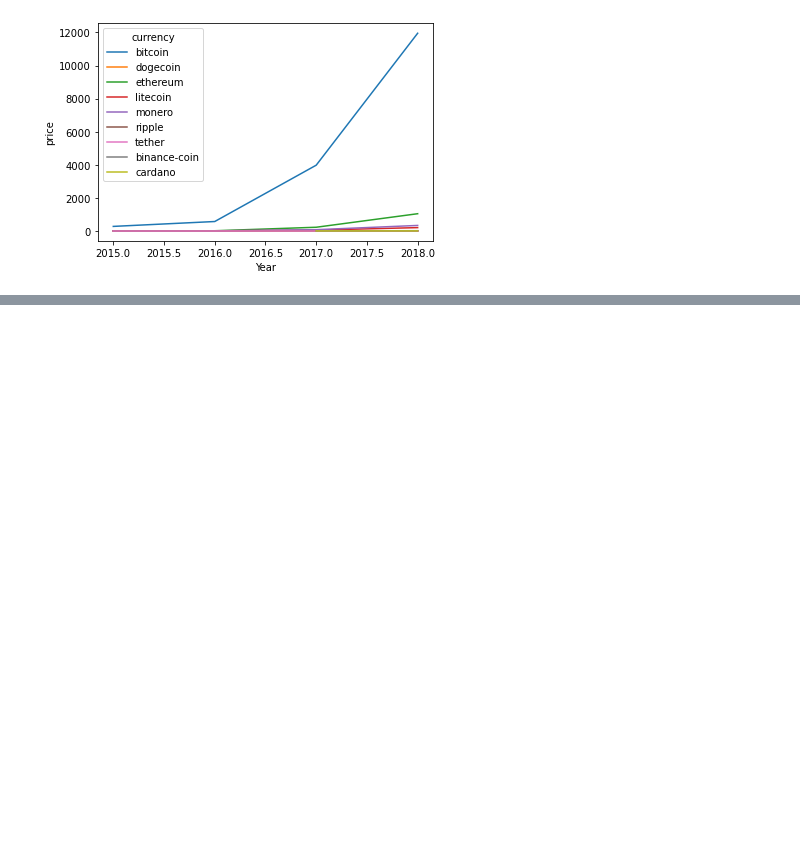
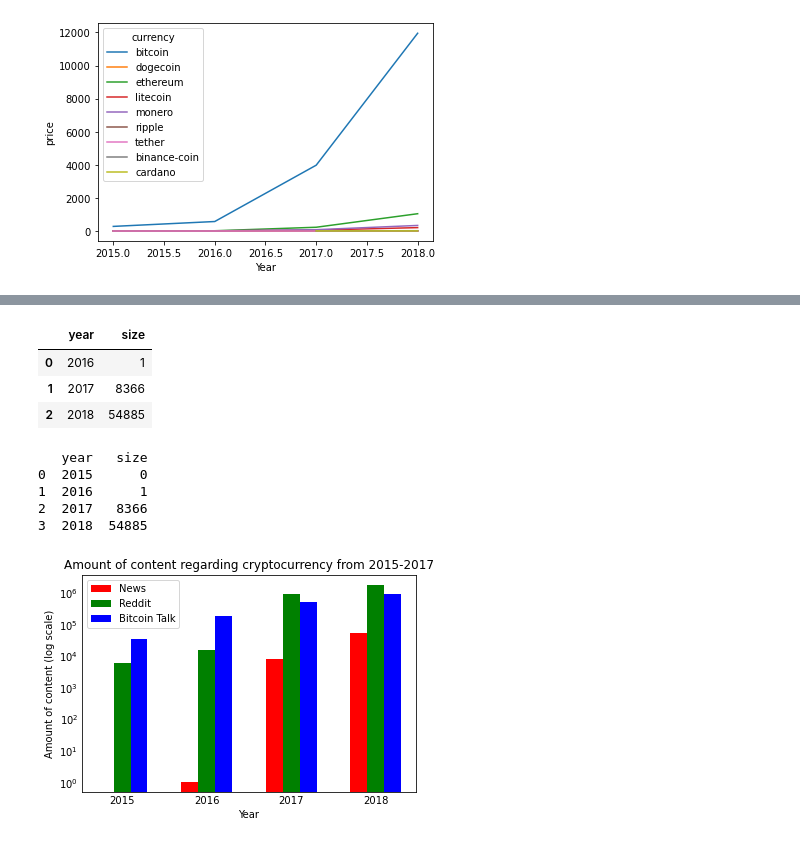
Before and after one commit to uic-cs418/cs418-spring22-sixth-sense, a Jupyter notebook: CS418_Sixth_Sense.ipynb, the cells around one changed output, grey strips where cells are left out. Cells and saved outputs as stored; diff of their text form; code cells hidden in the pictures; blank space fills up the shorter version.

Commit message:
Added a visualization for amount of content per year

```diff
--- a/CS418_Sixth_Sense.ipynb
+++ b/CS418_Sixth_Sense.ipynb
@@ -74,7 +75,7 @@ ax = sns.lineplot(data=monthly_avg_prices, x='Year', y='price',hue='currency')
 # %%
 news = pd.read_json('cryptodata/news.json')
 reddit = pd.read_json('cryptodata/reddit.json')
-bitcointalk = pd.read_json('cryptodata/bitcointalk.json')
+bitcoinTalk = pd.read_json('cryptodata/bitcointalk.json')
 # %%
 news = news[(news['date'].dt.year >= 2015) & (news['date'].dt.year <= 2018)]
 reddit = reddit[(reddit['date'].dt.year >= 2015) & (reddit['date'].dt.year <= 2018)]
@@ -97,3 +98,10 @@ news.head(5)
 | 9700 | As crypto’s value has dropped acr... | 9785 | 2018-12-31 23:24:38 |
 | 9701 | Hacks and heists have been a thre... | 9786 | 2018-12-31 23:05:03 |
 | 9702 | It’s been over a year ... | 9787 | 2018-12-31 22:46:45 |
+# %%
+news['year'] = news['date'].dt.year
+news['month'] = news['date'].dt.month
+reddit['year'] = reddit['date'].dt.year
+reddit['month'] = reddit['date'].dt.month
+bitcoinTalk['year'] = bitcoinTalk['date'].dt.year
+bitcoinTalk['month'] = bitcoinTalk['date'].dt.month
@@ -99,0 +117,54 @@ news.head(5)
+# %%
+news_per_year = news.groupby(['year']).size().to_frame('size').reset_index()
+news_per_month = news.groupby(['year','month']).size().to_frame('size').reset_index()
+reddit_per_year = reddit.groupby(['year']).size().to_frame('size').reset_index()
+reddit_per_month = reddit.groupby(['year','month']).size().to_frame('size').reset_index()
+bitcoinTalk_per_year = bitcoinTalk.groupby(['year']).size().to_frame('size').reset_index()
+bitcoinTalk_per_month = bitcoinTalk.groupby(['year','month']).size().to_frame('size').reset_index()
+# %%
+news_per_year.head()
+# news_per_month.head(15)
+# reddit_per_year.head()
+# reddit_per_month.head(15)
+# bitcoinTalk_per_year.head()
+# bitcoinTalk_per_month.head(15)
+# %% [output]
+|  | year | size |
+| 0 | 2016 | 1 |
+| 1 | 2017 | 8366 |
+| 2 | 2018 | 54885 |
+# %%
+news_per_year.loc[-1] = [2015,0]
+news_per_year.index = news_per_year.index + 1  # shifting index
+news_per_year.sort_index(inplace=True)
+print(news_per_year)
+# %% [output]
+   year   size
+0  2015      0
+1  2016      1
+2  2017   8366
+3  2018  54885
+# %%
+fig,ax = plt.subplots()
+index = np.arange(max(len(reddit_per_year['year']), len(news_per_year['year']), len(bitcoinTalk_per_year['year'])))
+bar_width = 0.2
+opacity = 0.8
+
+
+ax.bar(index-bar_width, news_per_year['size'], color='r', width=bar_width, label='News')
+ax.bar(index, reddit_per_year['size'], color='g', width=bar_width, label='Reddit')
+ax.bar(index+bar_width, bitcoinTalk_per_year['size'], color='b', width=bar_width, label='Bitcoin Talk')
+
+ax.set_yscale('log')
+ax.tick_params(axis=u'both', which=u'both',length=0)
+labels = ['','2015','','2016','','2017','','2018','']
+ax.set_xticklabels(labels)
+
+plt.xlabel('Year')
+plt.ylabel('Amount of content (log scale)')
+plt.title('Amount of content regarding cryptocurrency from 2015-2017')
+plt.legend(loc='best')
+
+plt.show()
+# %% [output]
+[figure, added]
```
Also changed, not shown: parts of 4 cells of this notebook.
